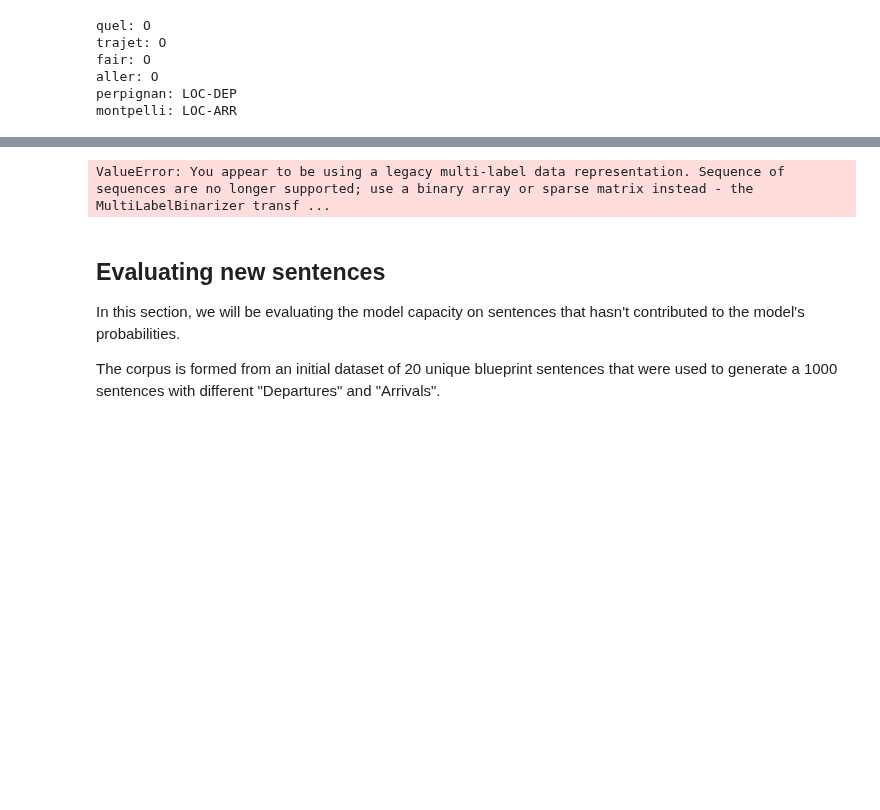
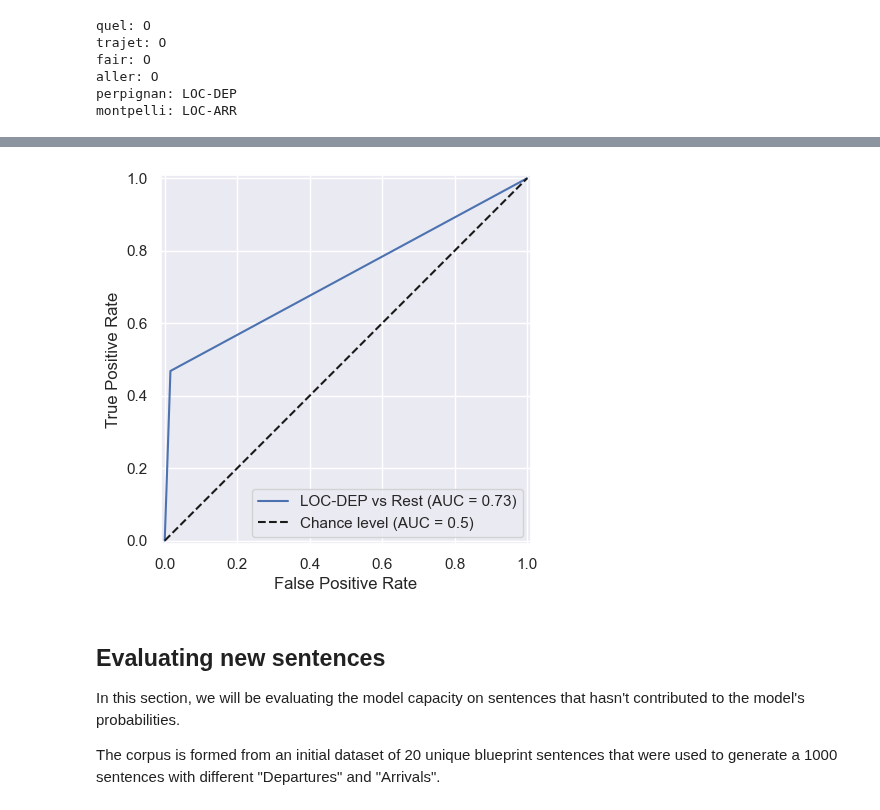
Before and after one commit to lucas066001/TravelOrderResolver, a Jupyter notebook: hmm_ner.ipynb, the cells around one changed output, grey strips where cells are left out. Saved outputs shown, nothing was run; the diff lists cells and outputs as text; code cells hidden in the pictures; blank space fills up the shorter version.

```diff
--- a/hmm_ner.ipynb
+++ b/hmm_ner.ipynb
@@ -400,27 +402,27 @@ Text(0.5, 1.0, 'Confusion Matrix on test data')
 # %%
 from sklearn.metrics import RocCurveDisplay
 from sklearn.preprocessing import LabelBinarizer
 
 class_of_interest = "LOC-DEP"
 class_id = list(unique_labels.keys()).index(class_of_interest)
 
-label_binarizer = LabelBinarizer().fit(y_test)
-y_test_onehot = label_binarizer.transform(y_test)
+label_binarizer = LabelBinarizer().fit(y_test_flat)
+y_test_onehot = label_binarizer.transform(y_test_flat)
 y_pred_onehot = label_binarizer.transform(predicted_labels_test)
 
 display = RocCurveDisplay.from_predictions(
     y_test_onehot[:, class_id],
     y_pred_onehot[:, class_id],
     name=f"{class_of_interest} vs Rest",
     plot_chance_level=True,
 )
 
 _ = display.ax_.set(
     xlabel="False Positive Rate",
     ylabel="True Positive Rate",
 )
 # %% [output]
-ValueError: You appear to be using a legacy multi-label data representation. Sequence of sequences are no longer supported; use a binary array or sparse matrix instead - the MultiLabelBinarizer transf ...
+[figure, added]
 # %% [markdown]
 ## Evaluating new sentences
 
```
Also changed, not shown: parts of 14 cells of this notebook, 8 other files.
